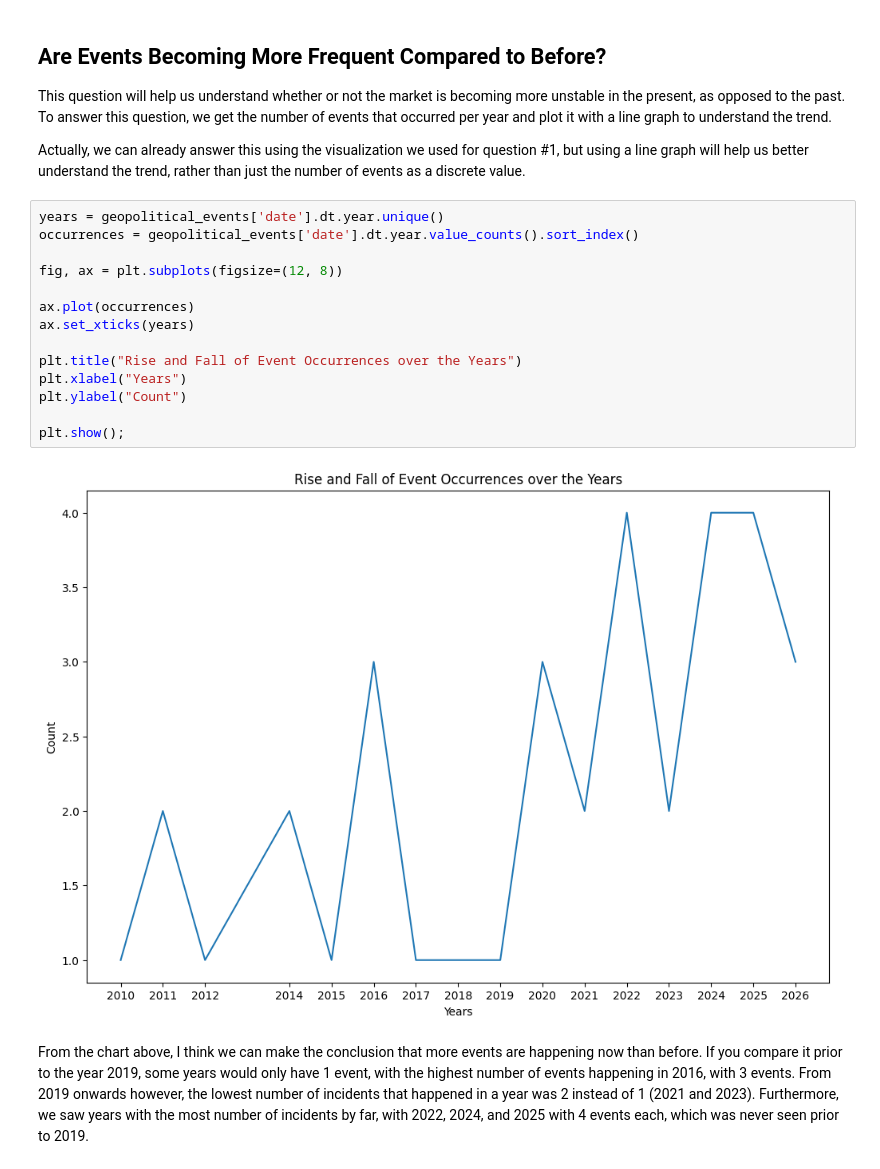
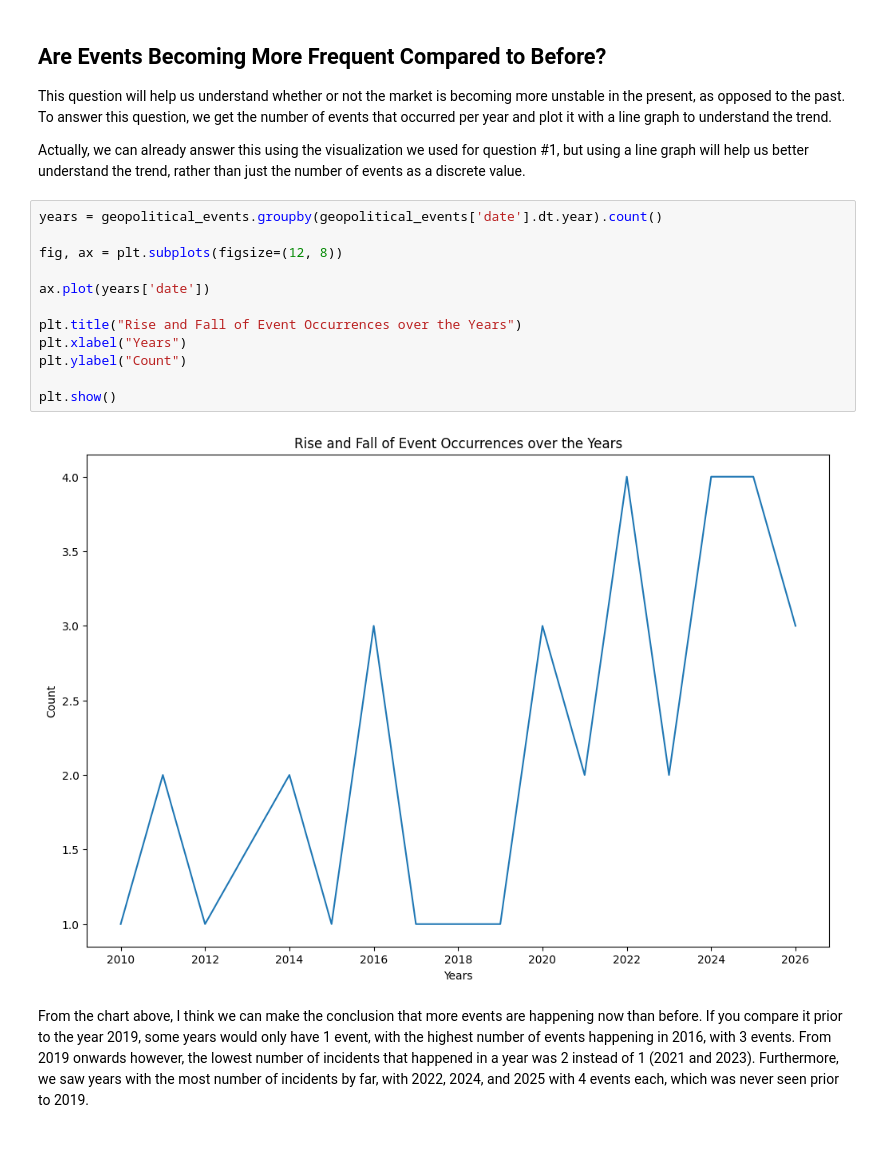
Before and after one commit to miguelgonzales120602/OIL-PRICE-ANALYSIS, a Jupyter notebook: python-code/geopolitical_events_eda.ipynb, the cells around one changed output. Saved outputs shown, nothing was run; the diff lists cells and outputs as text.

```diff
--- a/python-code/geopolitical_events_eda.ipynb
+++ b/python-code/geopolitical_events_eda.ipynb
@@ -146,22 +116,20 @@ From the visualization above, we can say that `8` is the most common severity le
 This question will help us understand whether or not the market is becoming more unstable in the present, as opposed to the past. To answer this question, we get the number of events that occurred per year and plot it with a line graph to understand the trend.
 
 Actually, we can already answer this using the visualization we used for question #1, but using a line graph will help us better understand the trend, rather than just the number of events as a discrete value.
-# %%
-years = geopolitical_events['date'].dt.year.unique()
-occurrences = geopolitical_events['date'].dt.year.value_counts().sort_index()
-
-fig, ax = plt.subplots(figsize=(12, 8))
-
-ax.plot(occurrences)
-ax.set_xticks(years)
-
-plt.title("Rise and Fall of Event Occurrences over the Years")
-plt.xlabel("Years")
-plt.ylabel("Count")
-
-plt.show();
-# %% [output]
-[figure, removed]
+# %%
+years = geopolitical_events.groupby(geopolitical_events['date'].dt.year).count()
+
+fig, ax = plt.subplots(figsize=(12, 8))
+
+ax.plot(years['date'])
+
+plt.title("Rise and Fall of Event Occurrences over the Years")
+plt.xlabel("Years")
+plt.ylabel("Count")
+
+plt.show()
+# %% [output]
+[figure, added]
 # %% [markdown]
 From the chart above, I think we can make the conclusion that more events are happening now than before. If you compare it prior to the year 2019, some years would only have 1 event, with the highest number of events happening in 2016, with 3 events. From 2019 onwards however, the lowest number of incidents that happened in a year was 2 instead of 1 (2021 and 2023). Furthermore, we saw years with the most number of incidents by far, with 2022, 2024, and 2025 with 4 events each, which was never seen prior to 2019.
 # %% [markdown]
```
Also changed, not shown: parts of 26 cells of this notebook, 2 other files.
